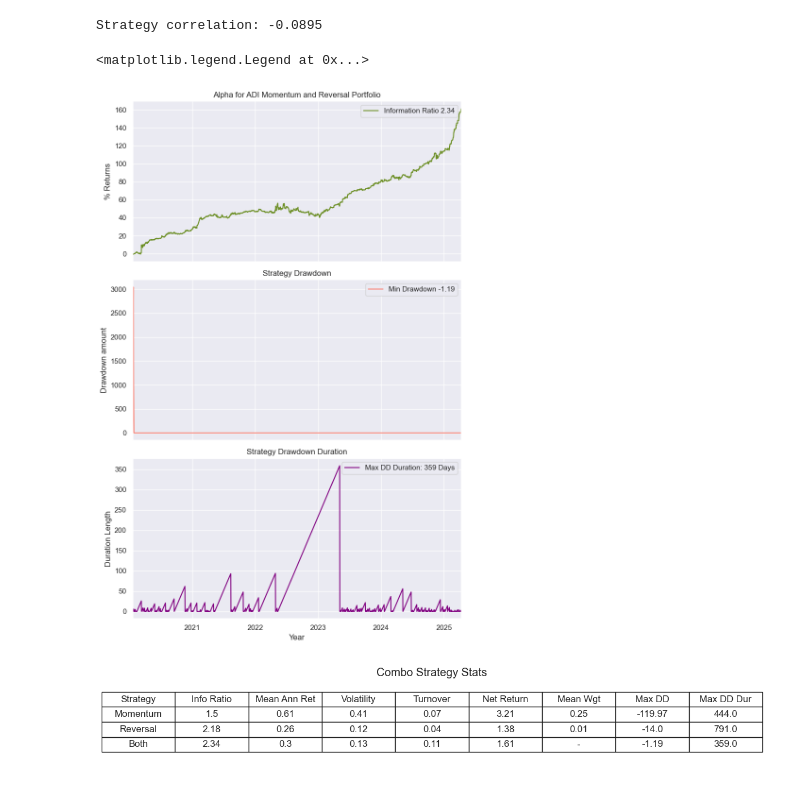
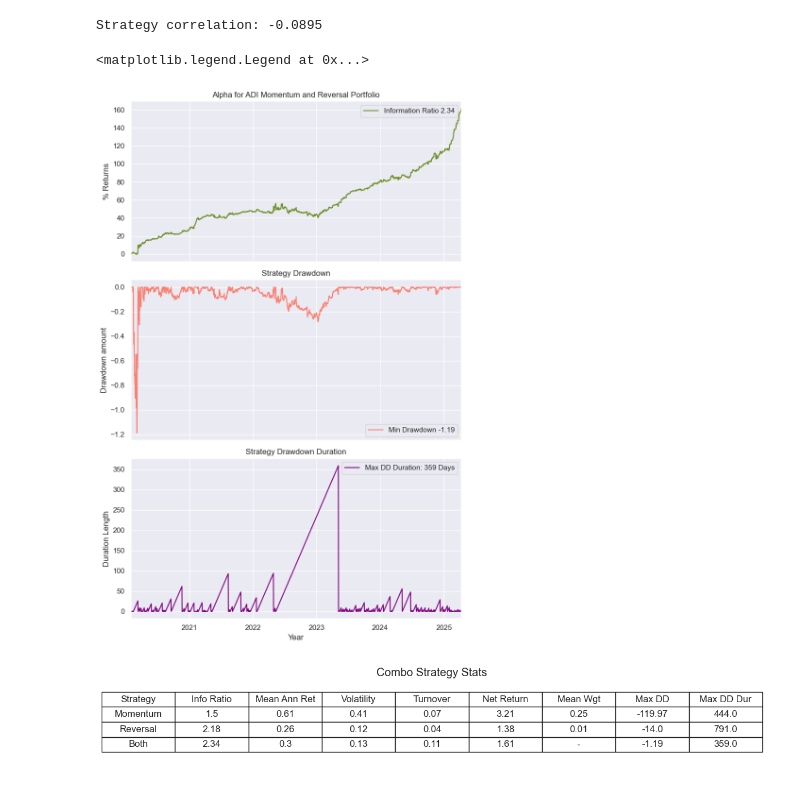
Before and after one commit to nathanteverett/portfolio, a Jupyter notebook: crypto_stat_arb/Directional Index Reversal and Momentum Strategy.ipynb, the cells around one changed output. Saved outputs shown, nothing was run; the diff lists cells and outputs as text; code cells hidden in the pictures.

```diff
--- a/crypto_stat_arb/Directional Index Reversal and Momentum Strategy.ipynb
+++ b/crypto_stat_arb/Directional Index Reversal and Momentum Strategy.ipynb
@@ -665,7 +669,7 @@ Strategy correlation: -0.0895
 # Calcualte and plot
 ir = rets.mean()/rets.std()*np.sqrt(365)
 # Drawdown
-rets_cumsum = rets.cumsum().iloc[20:]
+rets_cumsum = rets.cumsum().iloc[30:]
 rets_dd = drawdown(rets_cumsum) # Small drop causing calculation error
 min_dd = rets_dd.min()
 
@@ -678,34 +682,34 @@ min_rev_dd = rev_dd.min()
 # Duration
 rets_dur = duration(rets_cumsum)
 max_dur = rets_dur.max()
 
 mom_dur = duration(mom_rets.alpha.cumsum())
 max_mom_dur = mom_dur.max()
 
 rev_dur = duration(rev_rets.alpha.cumsum())
 max_rev_dur = rev_dur.max()
 
 # Plot
 fig, axes = plt.subplots(3, 1, figsize=(8, 12), sharex=True)
 
 
 (rets_cumsum*100).plot(ax=axes[0], title = 'Alpha for ADI Momentum and Reversal Portfolio', xlabel = 'Year',
                    ylabel = '% Returns', label = f"Information Ratio {ir:.2f}", color='olivedrab' ); axes[0].grid(True)
 
 rets_dd.plot(ax=axes[1], title='Strategy Drawdown',xlabel = 'Year', ylabel = 'Drawdown amount',
              label = f"Min Drawdown {min_dd:.2f}", color='salmon' ); axes[1].grid(True)
 
 rets_dur.plot(ax=axes[2], title='Strategy Drawdown Duration',xlabel = 'Year', ylabel = 'Duration Length',
               label = f"Max DD Duration: {max_dur:.0f} Days", color='purple' ); axes[2].grid(True)
 
 plt.tight_layout()
 axes[0].legend()
 axes[1].legend()
 axes[2].legend()
 # plt.savefig('strat dd and dur')
 # %% [output]
 <matplotlib.legend.Legend at 0x...>
-[figure, old version]
+[figure, new version]
 # %%
 # Prepare table
 data = {
```
Also changed, not shown: parts of 6 cells of this notebook, 3 other files.
